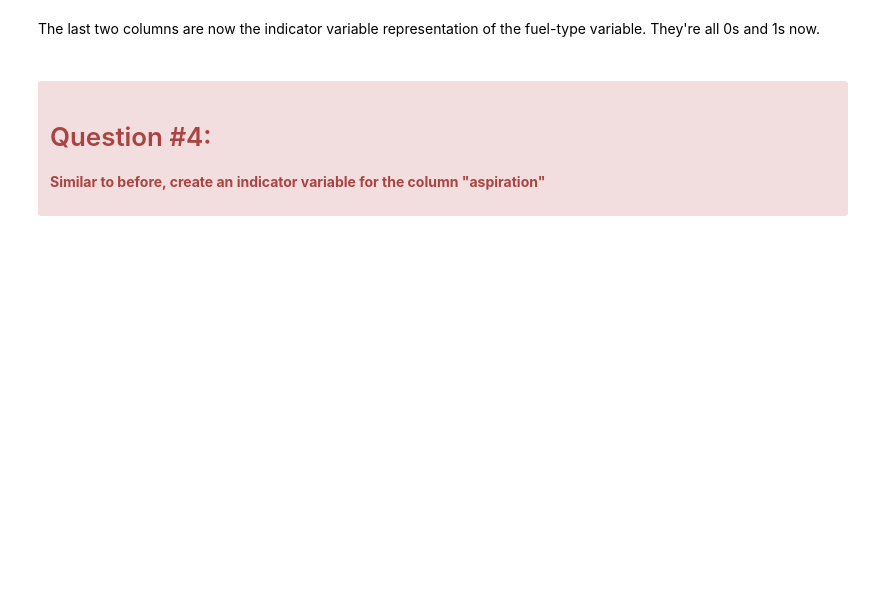
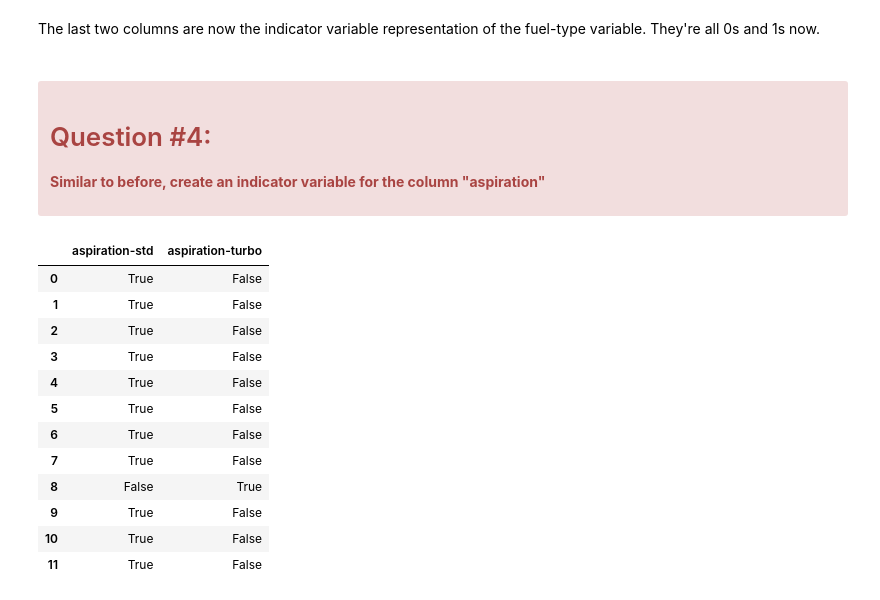
Before and after one commit to AVI-1213/mac, a Jupyter notebook: usedcars/ibm.ipynb, the cells around one changed output. Cells and saved outputs as stored; diff of their text form; code cells hidden in the pictures; blank space fills up the shorter version.

```diff
--- a/usedcars/ibm.ipynb
+++ b/usedcars/ibm.ipynb
@@ -652,0 +665,20 @@ The last two columns are now the indicator variable representation of the fuel-t
+# %%
+# change column names for clarity
+dummy_variable_2.rename(columns={'std': 'aspiration-std', 'turbo': 'aspiration-turbo'},inplace=True)
+
+# show first 10 instances of data frame "dummy_variable_1"
+dummy_variable_2.head(12)
+# %% [output]
+|  | aspiration-std | aspiration-turbo |
+| 0 | True | False |
+| 1 | True | False |
+| 2 | True | False |
+| 3 | True | False |
+| 4 | True | False |
+| 5 | True | False |
+| 6 | True | False |
+| 7 | True | False |
+| 8 | False | True |
+| 9 | True | False |
+| 10 | True | False |
+| 11 | True | False |
```
Also changed, not shown: parts of 9 cells of this notebook, 2 other files.
